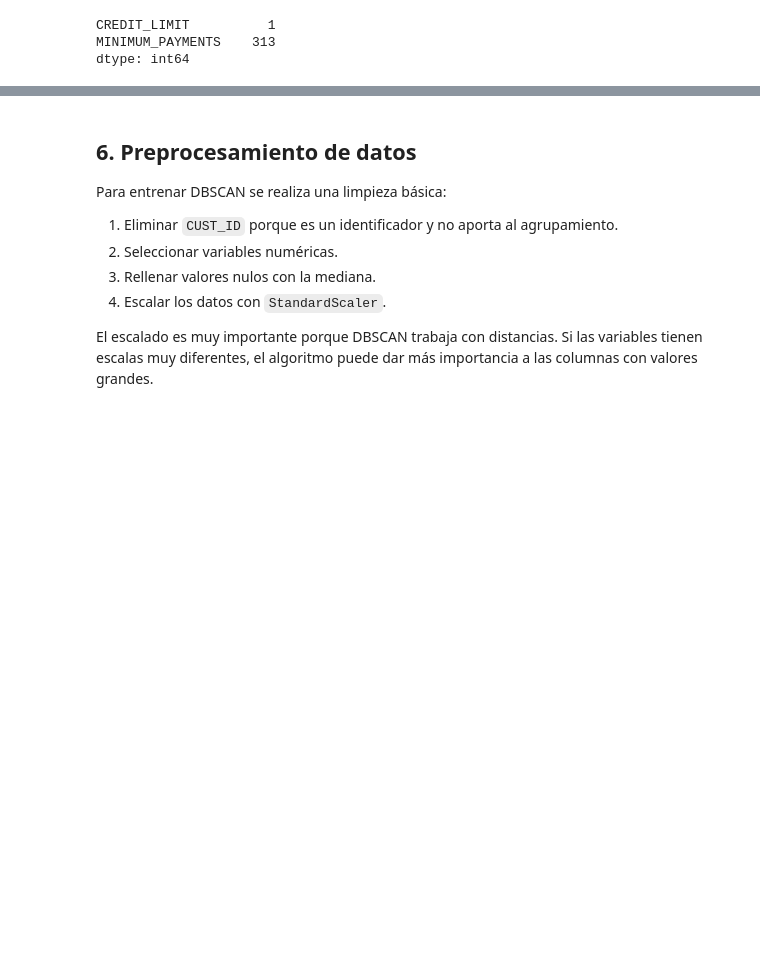
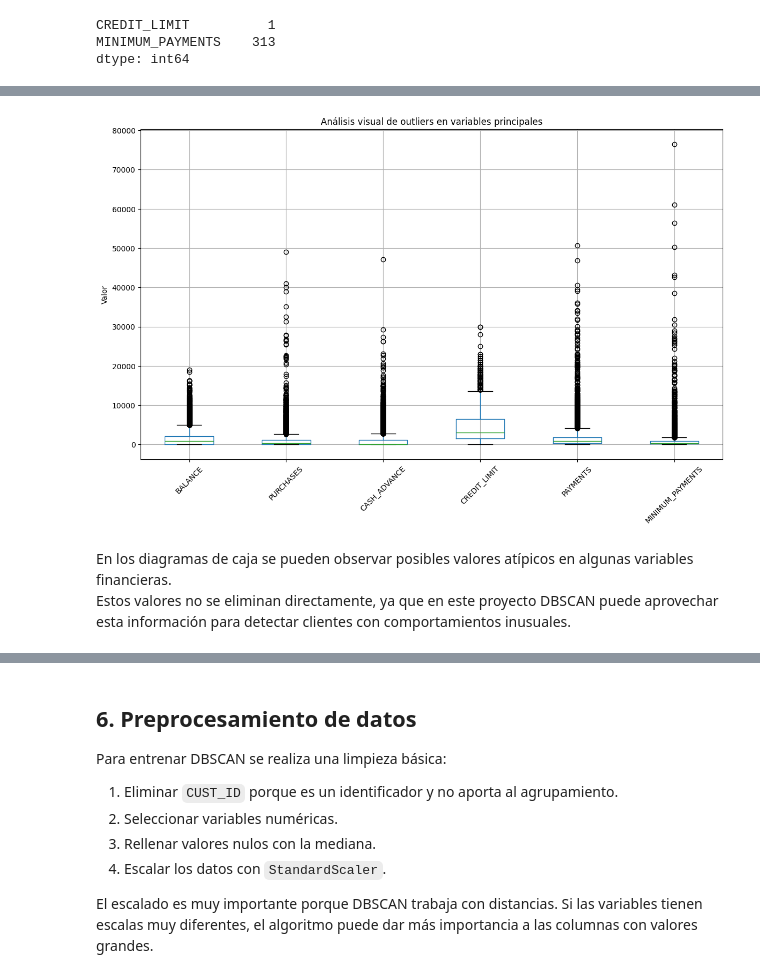
Before and after one commit to Sebasg23/Proyecto-DBSCAN, a Jupyter notebook: notebooks/Grupo2_Notebook_DBSCAN_Librerias.ipynb, the cells around one changed output, grey strips where cells are left out. Drawn from its saved outputs; the diff is of its cells as text; code cells hidden in the pictures; blank space fills up the shorter version.

```diff
--- a/notebooks/Grupo2_Notebook_DBSCAN_Librerias.ipynb
+++ b/notebooks/Grupo2_Notebook_DBSCAN_Librerias.ipynb
@@ -237,0 +346,17 @@ df.describe()
+# %%
+# Visualización de posibles outliers en variables principales
+
+plt.figure(figsize=(14, 8))
+
+df[variables_principales].boxplot()
+
+plt.title("Análisis visual de outliers en variables principales")
+plt.ylabel("Valor")
+plt.xticks(rotation=45)
+plt.grid(True)
+plt.show()
+# %% [output]
+[figure, added]
+# %% [markdown]
+En los diagramas de caja se pueden observar posibles valores atípicos en algunas variables financieras.
+Estos valores no se eliminan directamente, ya que en este proyecto DBSCAN puede aprovechar esta información para detectar clientes con comportamientos inusuales.
```
Also changed, not shown: parts of 13 cells of this notebook.
